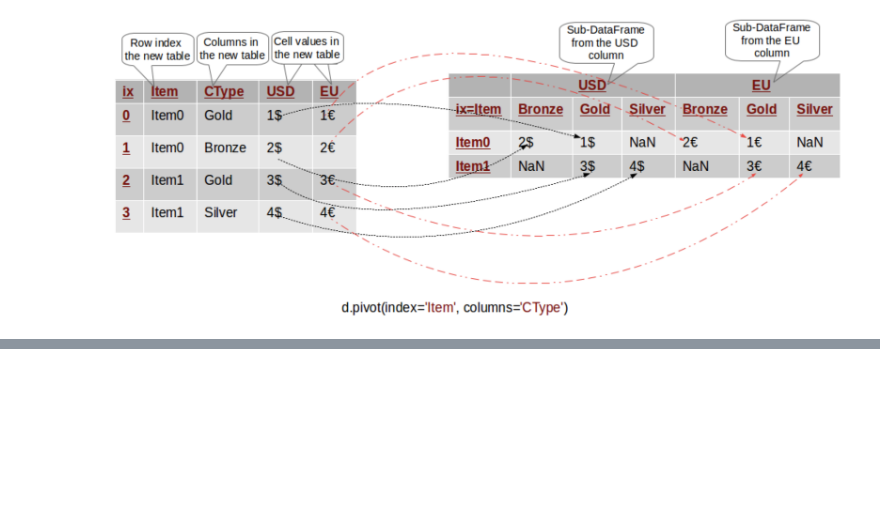
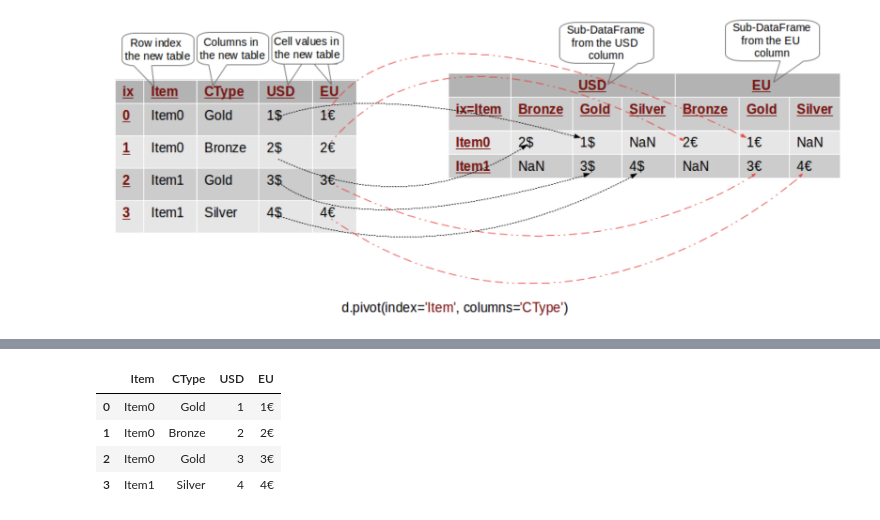
Before and after one commit to pignuante/python_pandas, a Jupyter notebook: 판다스 기초/Pandas Pivot로 재배치.ipynb, the cells around one changed output, grey strips where cells are left out. Cells and saved outputs as stored; diff of their text form; code cells hidden in the pictures; blank space fills up the shorter version.

```diff
--- a/판다스 기초/Pandas Pivot로 재배치.ipynb
+++ b/판다스 기초/Pandas Pivot로 재배치.ipynb
@@ -117,0 +120,10 @@ Image(filename='pivot_multiindex.png')
+# %%
+
+
+table = OrderedDict((
+    ("Item", ['Item0', 'Item0', 'Item0', 'Item1']),
+    ('CType',['Gold', 'Bronze', 'Gold', 'Silver']),
+    ('USD',  ['1',  '2',  '3',  '4']),
+    ('EU',   ['1€', '2€', '3€', '4€'])
+))
+d = pd.DataFrame(table)
@@ -117,0 +135,8 @@ Image(filename='pivot_multiindex.png')
+# %%
+d
+# %% [output]
+|  | Item | CType | USD | EU |
+| 0 | Item0 | Gold | 1 | 1€ |
+| 1 | Item0 | Bronze | 2 | 2€ |
+| 2 | Item0 | Gold | 3 | 3€ |
+| 3 | Item1 | Silver | 4 | 4€ |
```
Also changed, not shown: parts of 16 cells of this notebook, 2 other files.
